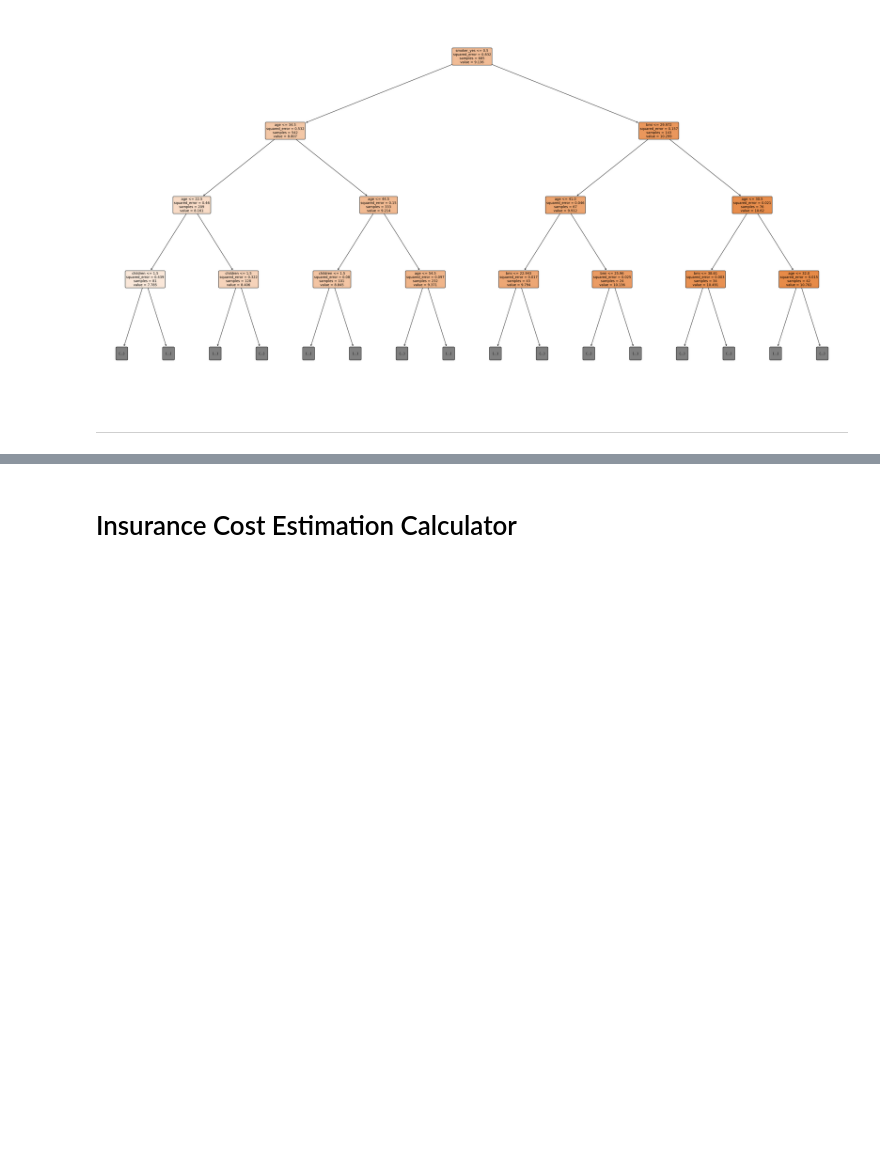
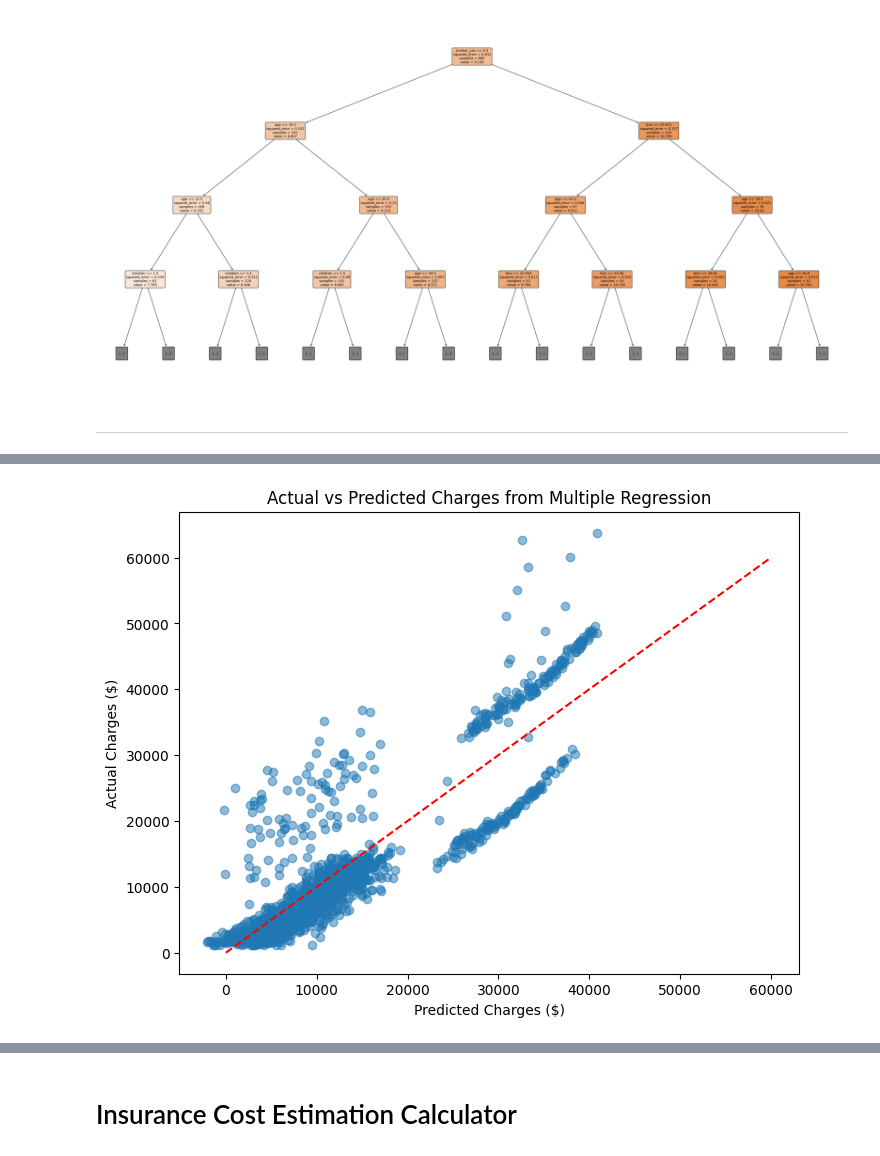
Before and after one commit to ka-kwok/Hackathon2Team1Project-Health-Insurance-Analysis, a Jupyter notebook: jupyter_notebooks/Prediction_test.ipynb, the cells around one changed output, grey strips where cells are left out. Cells and saved outputs as stored; diff of their text form; code cells hidden in the pictures; blank space fills up the shorter version.

Commit message:
Multilinear model added to Prediction_test notebook. \nDashboard wireframe image added.

```diff
--- a/jupyter_notebooks/Prediction_test.ipynb
+++ b/jupyter_notebooks/Prediction_test.ipynb
@@ -241,3 +236,25 @@ plt.show()
 [figure]
 # %% [markdown]
 ---
+# %%
+# Multiple regression controlling for all variables
+from sklearn.preprocessing import StandardScaler
+from sklearn.linear_model import LinearRegression
+from sklearn.metrics import r2_score
+import statsmodels.api as sm
+from statsmodels.formula.api import ols
+
+# Full model with all main effects
+full_model = ols('charges ~ age + bmi + children + C(sex) + C(smoker) + C(region)', data=df).fit()
+
+print("=== MULTIPLE REGRESSION RESULTS ===")
+print(full_model.summary())
+
+# Extract coefficients and p-values
+coefficients = full_model.params
+p_values = full_model.pvalues
+
+print(f"\n=== INDIVIDUAL EFFECTS (CONTROLLING FOR ALL OTHER VARIABLES) ===")
+for var, coef, pval in zip(coefficients.index, coefficients.values, p_values.values):
+    if var != 'Intercept':
+        print(f"{var}: Coefficient = {coef:.2f}, p-value = {pval:.4f}")
@@ -243,0 +442,12 @@ plt.show()
+# %%
+# plot actual charges against multiple regression predicted charges
+predicted_charges = full_model.fittedvalues
+plt.figure(figsize=(8,6))
+plt.scatter(predicted_charges, df["charges"], alpha=0.5)
+plt.plot([0, 60000], [0, 60000], color='red', linestyle='--')  # reference line
+plt.title("Actual vs Predicted Charges from Multiple Regression")
+plt.xlabel("Predicted Charges ($)")
+plt.ylabel("Actual Charges ($)")
+plt.show()
+# %% [output]
+[figure, added]
```
Also changed, not shown: parts of 18 cells of this notebook, 1 other file.
